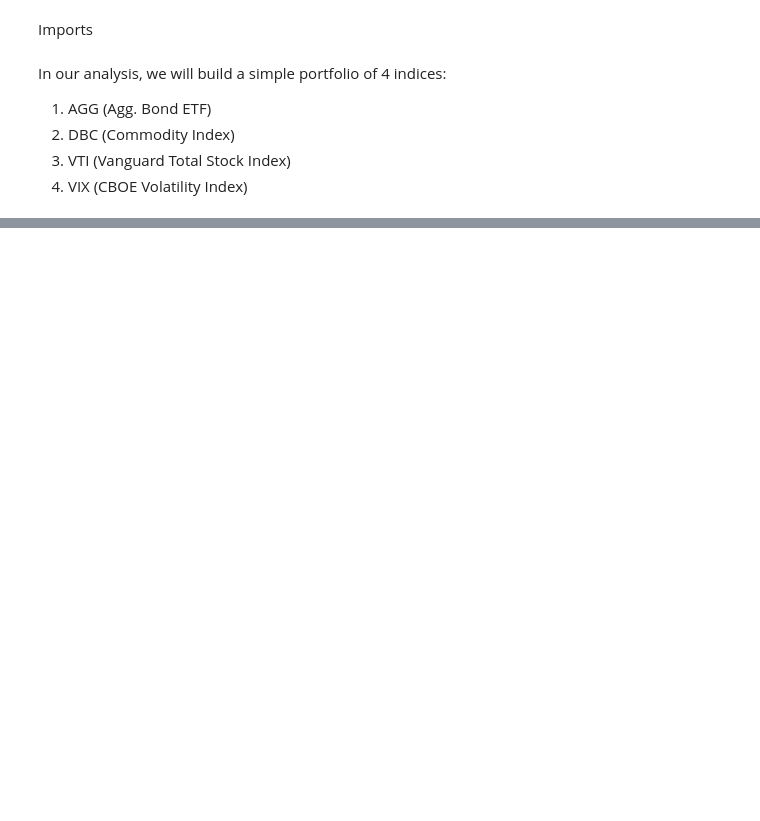
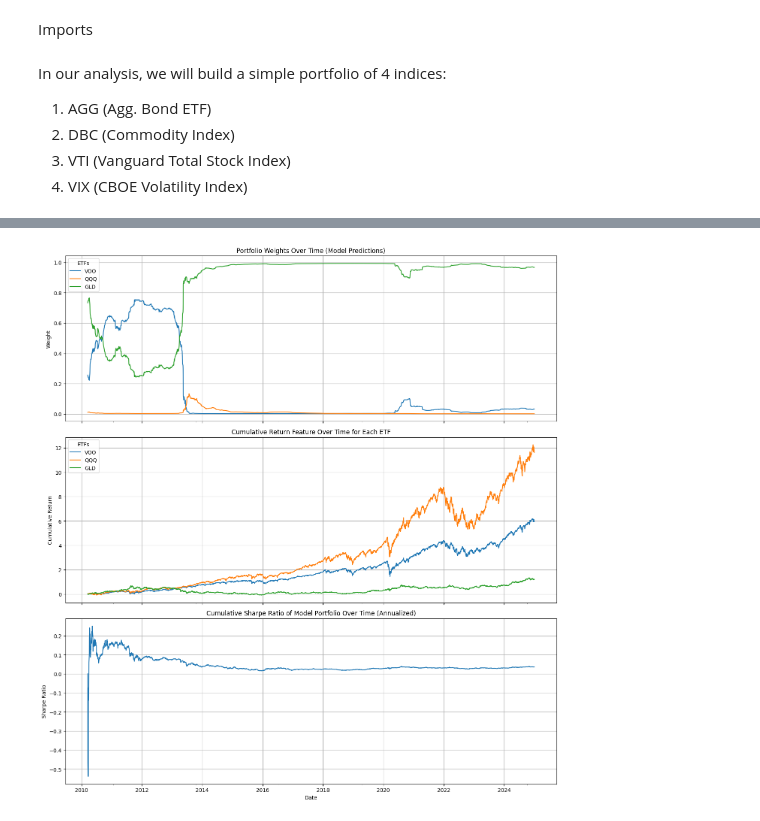
Before and after one commit to jkrue242/PortfolioOptimization, a Jupyter notebook: portfolio_optimiztion.ipynb, the cells around one changed output, grey strips where cells are left out. Cells and saved outputs as stored; diff of their text form; code cells hidden in the pictures; blank space fills up the shorter version.

```diff
--- a/portfolio_optimiztion.ipynb
+++ b/portfolio_optimiztion.ipynb
@@ -245,0 +343,89 @@ See `sharpe.py` for details
+# %%
+# eval mode
+model.eval()
+predicted_weights = []
+actual_returns = []
+portfolio_returns = []
+dates = []
+all_dates = data.index[(SAMPLE_DAYS + 1):]
+
+# zero grad for prediciton
+with torch.no_grad():
+  for i in range(len(dataset)):
+
+    # single sample
+    batch = dataset[i]
+    X = batch['features'].unsqueeze(0).to(DEVICE)
+    R_actual = batch['returns'].cpu().numpy()
+
+    # portfolio weights
+    weights = model(X).squeeze(0).cpu().numpy()
+
+    # store weights, returns, dates
+    predicted_weights.append(weights)
+    actual_returns.append(R_actual)
+    dates.append(all_dates[i])
+
+    # portfolio return: dot product of weights and actual returns
+    Rp_t = np.sum(weights * R_actual)
+    portfolio_returns.append(Rp_t)
+
+# to np
+predicted_weights = np.array(predicted_weights)
+actual_returns = np.array(actual_returns)
+portfolio_returns = np.array(portfolio_returns)
+
+# compound return
+compounded_returns = (1 + portfolio_returns).cumprod()
+
+cumulative_sharpe_ratios = []
+for j in range(len(portfolio_returns)):
+  returns_subset = portfolio_returns[:j+1]
+
+  if len(returns_subset) > 1:
+    mean_return = np.mean(returns_subset)
+    std_return = np.std(returns_subset, ddof=0)
+
+    if std_return != 0:
+      # sharpe ratio no risk free
+      sharpe = (mean_return / std_return)
+    else:
+      sharpe = 0
+    cumulative_sharpe_ratios.append(sharpe)
+  else:
+    cumulative_sharpe_ratios.append(0)
+
+cumulative_sharpe_ratios = np.array(cumulative_sharpe_ratios)
+
+# feature cross section
+cumulative_return_feature_data_for_plot = data.loc[dates].xs('cumulative_return', level=1, axis=1)
+
+fig, axes = plt.subplots(3, 1, figsize=(14, 15), sharex=True)
+
+# weights vs time
+axes[0].set_title('Portfolio Weights Over Time (Model Predictions)')
+axes[0].set_ylabel('Weight')
+for i, etf in enumerate(ETFS):
+  axes[0].plot(dates, predicted_weights[:, i], label=etf)
+axes[0].legend(title='ETFs')
+axes[0].grid(True)
+
+# return vs time
+axes[1].set_title('Cumulative Return Feature Over Time for Each ETF')
+axes[1].set_ylabel('Cumulative Return')
+cumulative_return_feature_data_for_plot.plot(ax=axes[1])
+axes[1].legend(title='ETFs')
+axes[1].grid(True)
+
+# shapre vs time
+axes[2].set_title('Cumulative Sharpe Ratio of Model Portfolio Over Time (Annualized)')
+axes[2].set_ylabel('Sharpe Ratio')
+axes[2].set_xlabel('Date')
+axes[2].plot(dates, cumulative_sharpe_ratios)
+axes[2].grid(True)
+
+
+plt.tight_layout()
+plt.show()
+# %% [output]
+[figure, added]
```
Also changed, not shown: parts of 43 cells of this notebook.
